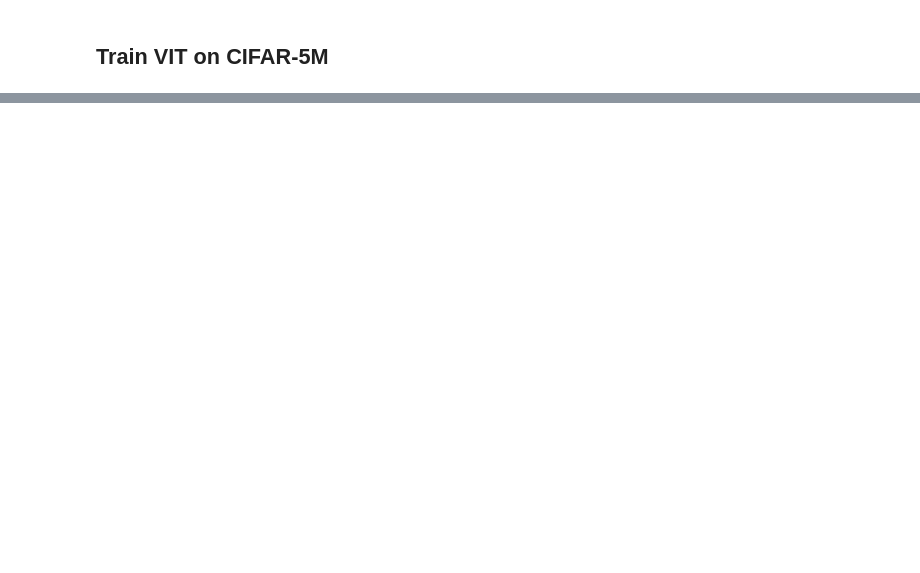
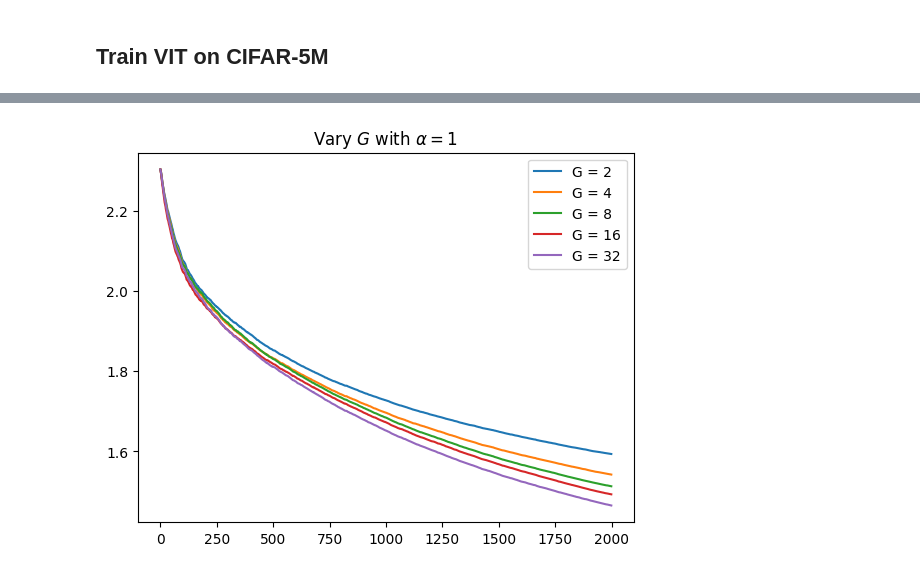
Before and after one commit to Pehlevan-Group/inf_transformer_limits, a Jupyter notebook: learn_gates_scaling.ipynb, the cells around one changed output, grey strips where cells are left out. Saved outputs shown, nothing was run; the diff lists cells and outputs as text; code cells hidden in the pictures; blank space fills up the shorter version.

```diff
--- a/learn_gates_scaling.ipynb
+++ b/learn_gates_scaling.ipynb
@@ -235,0 +271,21 @@ plt.show()
+# %%
+dim = 32
+depth = 5
+head_vals = [2,4,8,16,32]
+patch_size = 4
+scale_exp = 1.0
+
+T = 2000
+lr = 0.1
+gamma = 0.75
+batch = 64
+
+opt_args = ( T, batch, gamma, lr )
+
+all_losses = []
+for i, heads in enumerate(head_vals):
+    param_args = (dim, heads, depth, patch_size, scale_exp)
+    print(" ")
+    print(f"dim = {dim}")
+    losses = train_model(param_args, opt_args, (X, y))
+    all_losses += [losses]
@@ -235,0 +303,8 @@ plt.show()
+# %%
+for i, loss in enumerate(all_losses):
+    plt.plot(loss, label = f'G = {head_vals[i]}')
+plt.legend()
+plt.title(r'Vary $G$ with $\alpha = 1$')
+plt.show()
+# %% [output]
+[figure, added]
```
Also changed, not shown: parts of 34 cells of this notebook, 3 other files.
